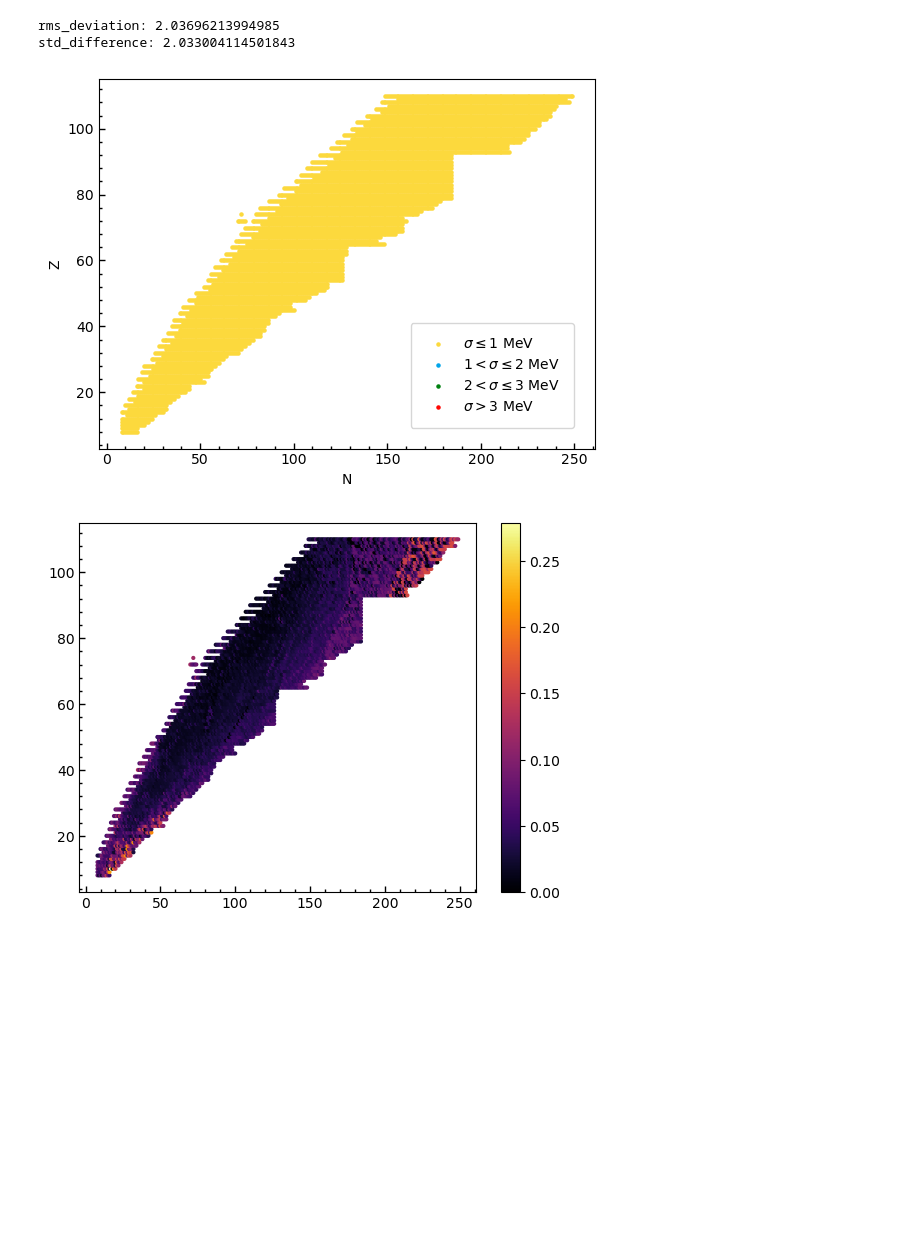
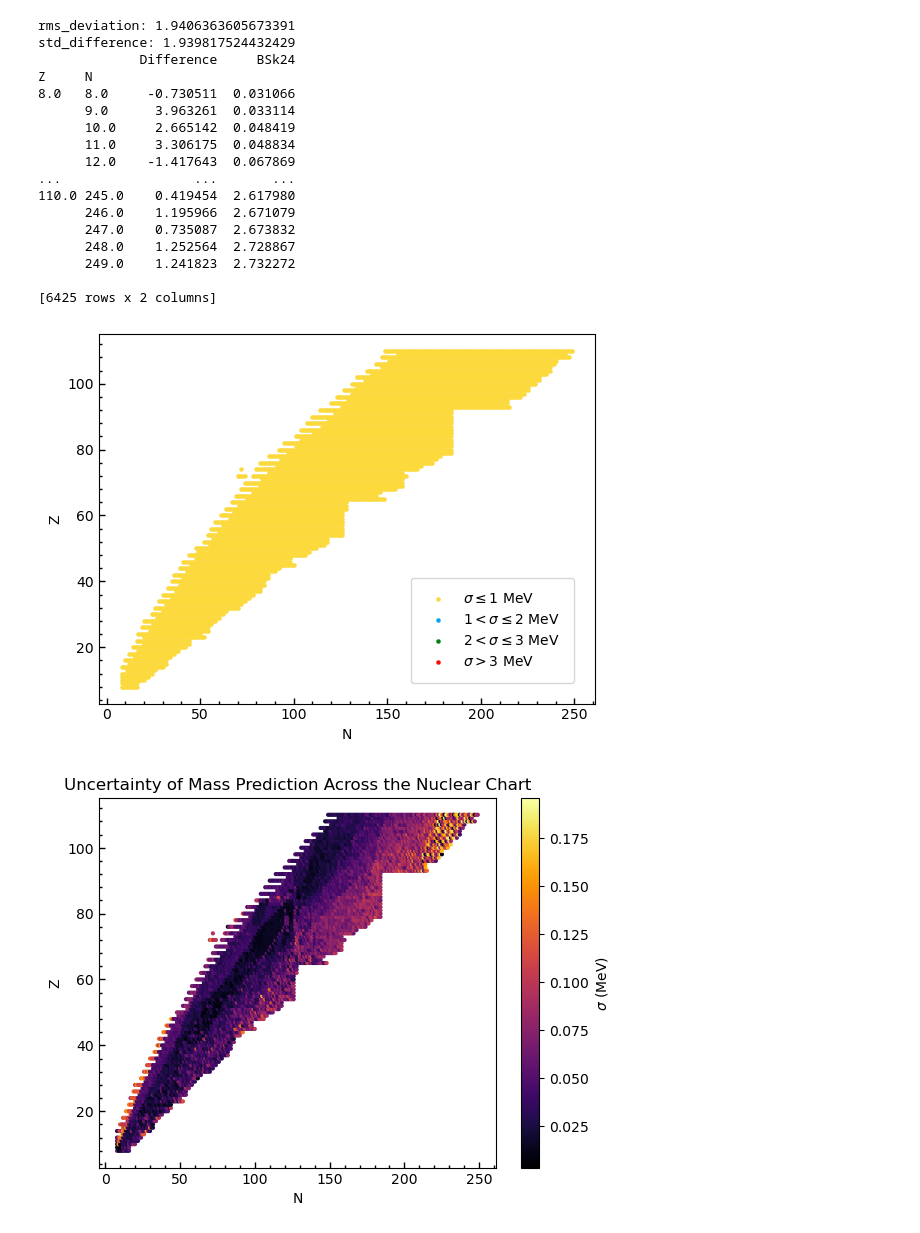
Before and after one commit to mzyudhistira/BSk24-Emu, a Jupyter notebook: analysis.ipynb, the cells around one changed output. Saved outputs shown, nothing was run; the diff lists cells and outputs as text; code cells hidden in the pictures; blank space fills up the shorter version.

```diff
--- a/analysis.ipynb
+++ b/analysis.ipynb
@@ -10,10 +12,25 @@ import run_analysis
 # %%
 result = ["EXT 24 run, code: 647", "EXT 24 run, code: 1200", "EXT 24 run, code: 10417"]
 dir = "data/output/"
 
-run_analysis.main(dir + result[2] + ".dat")
+run_analysis.main(dir + result[0] + ".dat")
 # %% [output]
-rms_deviation: 2.03696213994985
-std_difference: 2.033004114501843
+rms_deviation: 1.9406363605673391
+std_difference: 1.939817524432429
+             Difference     BSk24
+Z     N
+8.0   8.0     -0.730511  0.031066
+      9.0      3.963261  0.033114
+      10.0     2.665142  0.048419
+      11.0     3.306175  0.048834
+      12.0    -1.417643  0.067869
+...                 ...       ...
+110.0 245.0    0.419454  2.617980
+      246.0    1.195966  2.671079
+      247.0    0.735087  2.673832
+      248.0    1.252564  2.728867
+      249.0    1.241823  2.732272
+
+[6425 rows x 2 columns]
 [figure]
-[figure, old version]
+[figure, new version]
```
Also changed, not shown: parts of 8 cells of this notebook, 4 other files.
